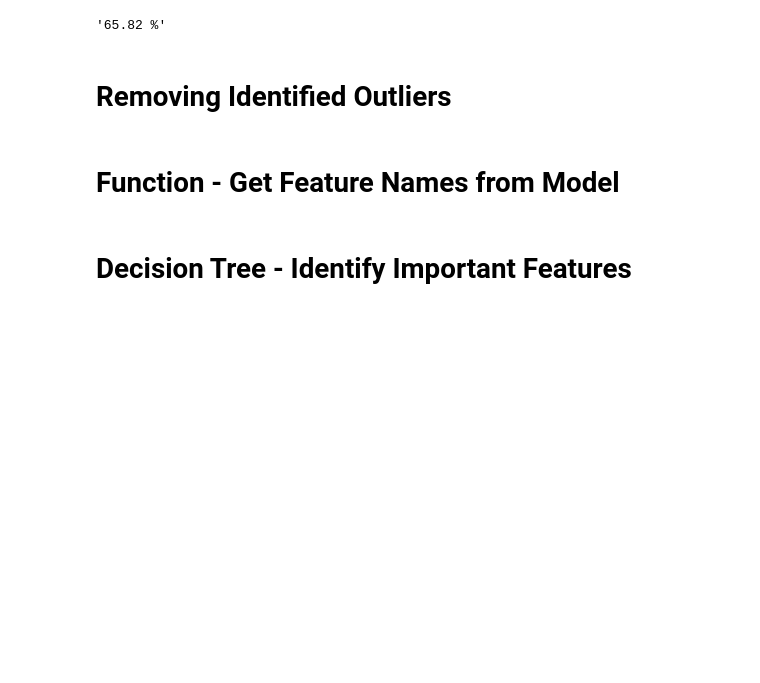
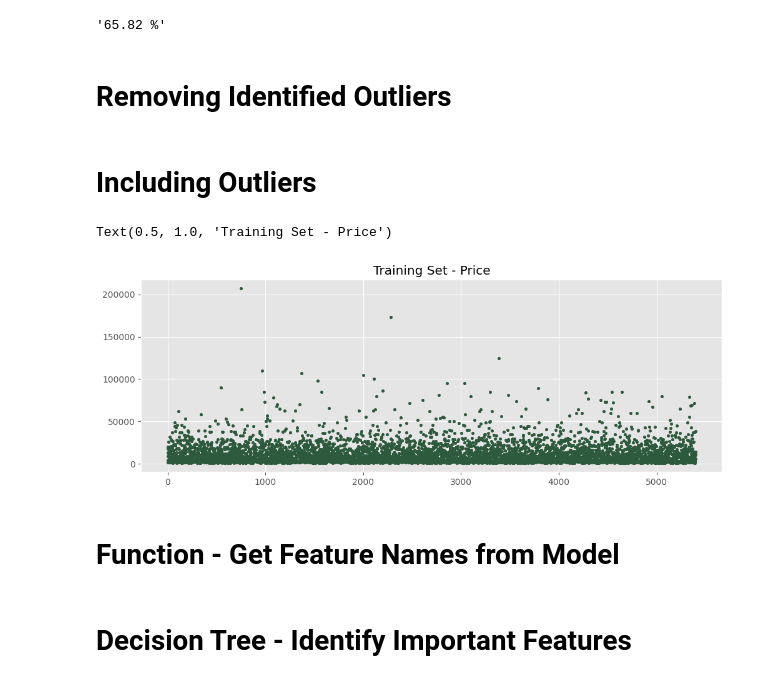
Before and after one commit to abhaykukade/Car-Price-Prediction, a Jupyter notebook: model_evaluation_v2.ipynb, the cells around one changed output. Drawn from its saved outputs; the diff is of its cells as text; code cells hidden in the pictures; blank space fills up the shorter version.

```diff
--- a/model_evaluation_v2.ipynb
+++ b/model_evaluation_v2.ipynb
@@ -348,3 +365,15 @@ X_train = train_df_2.drop(columns=['price', 'outlier'])
+# %% [markdown]
+# Including Outliers
+# %%
+y_train = train_df['price']
+X_train = train_df.drop(columns=['price', 'outlier'])
+# %%
+plt.figure(figsize=(12, 4))
+plt.scatter(x=range(len(y_train)), y=y_train, marker='o', c='#2D5A3CFF', s=10)
+plt.title('Training Set - Price')
+# %% [output]
+Text(0.5, 1.0, 'Training Set - Price')
+[figure, added]
 # %% [markdown]
 # Function - Get Feature Names from Model
 # %%
```
Also changed, not shown: parts of 20 cells of this notebook.
